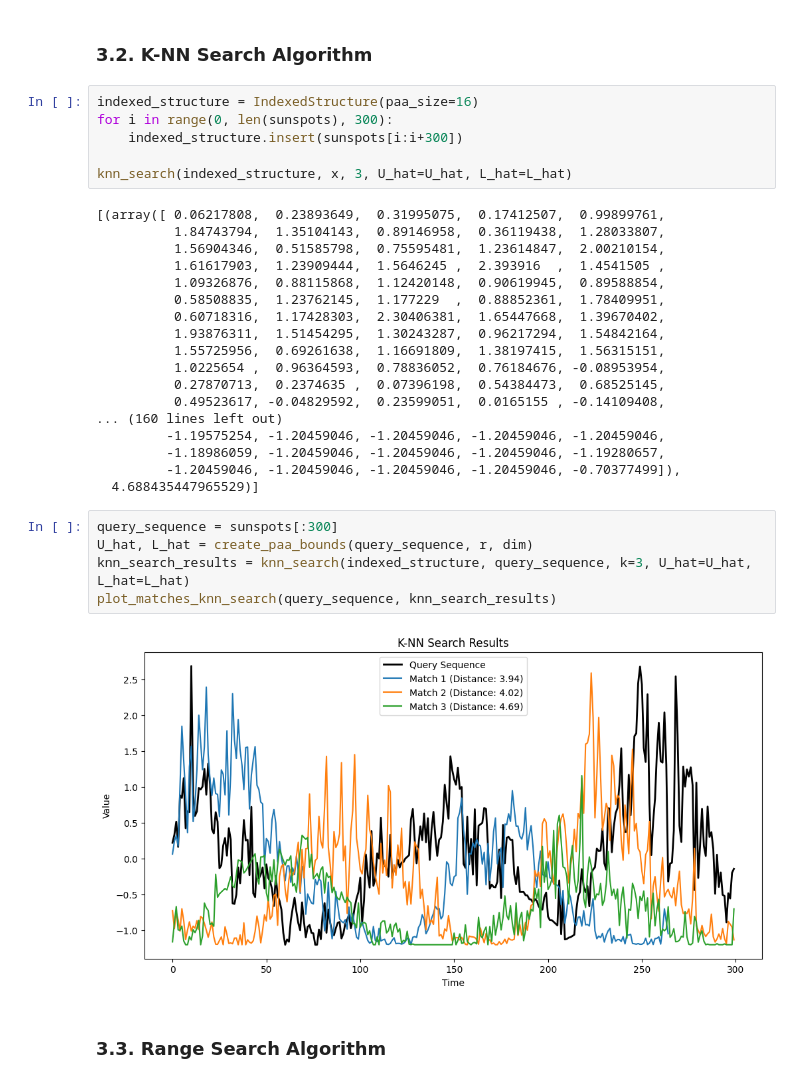
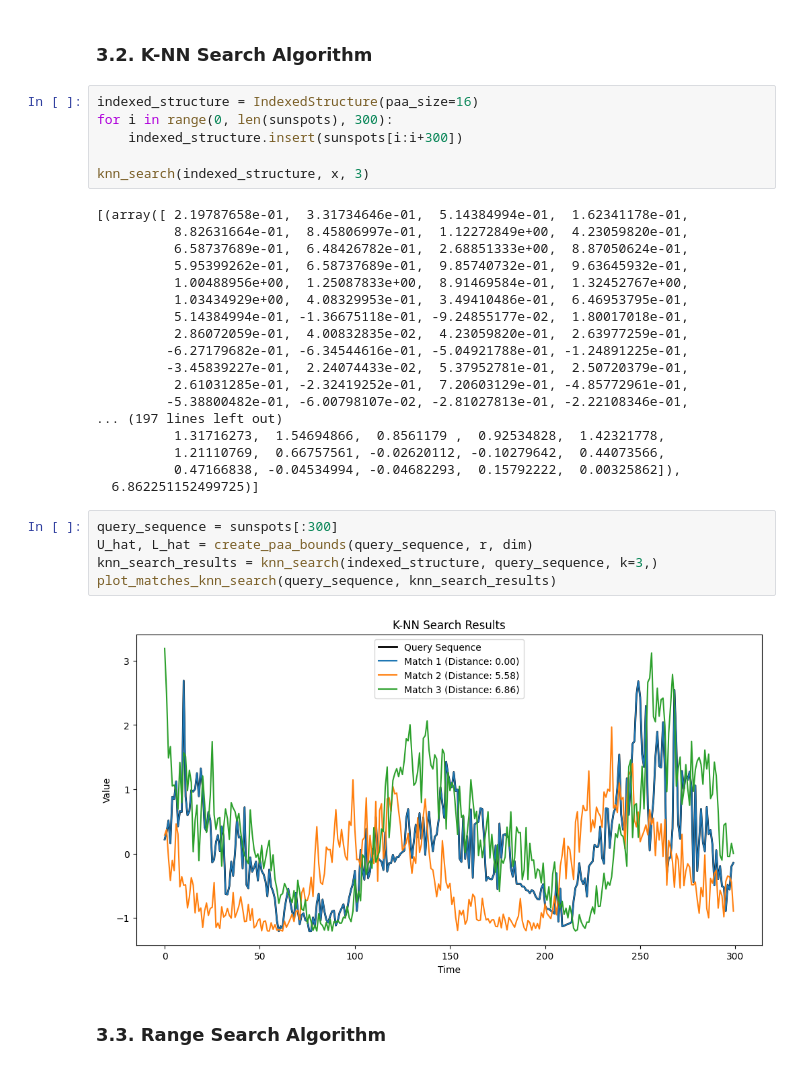
Before and after one commit to arturpescador/exact-indexing-of-dynamic-time-warping, a Jupyter notebook: notebook.ipynb, the cells around one changed output. Saved outputs shown, nothing was run; the diff lists cells and outputs as text.

Commit message:
correct knn search

```diff
--- a/notebook.ipynb
+++ b/notebook.ipynb
@@ -195,32 +198,32 @@ indexed_structure = IndexedStructure(paa_size=16)
 for i in range(0, len(sunspots), 300):
     indexed_structure.insert(sunspots[i:i+300])
 
-knn_search(indexed_structure, x, 3, U_hat=U_hat, L_hat=L_hat)
+knn_search(indexed_structure, x, 3)
 # %% [output]
-[(array([ 0.06217808,  0.23893649,  0.31995075,  0.17412507,  0.99899761,
-          1.84743794,  1.35104143,  0.89146958,  0.36119438,  1.28033807,
-          1.56904346,  0.51585798,  0.75595481,  1.23614847,  2.00210154,
-          1.61617903,  1.23909444,  1.5646245 ,  2.393916  ,  1.4541505 ,
-          1.09326876,  0.88115868,  1.12420148,  0.90619945,  0.89588854,
-          0.58508835,  1.23762145,  1.177229  ,  0.88852361,  1.78409951,
-          0.60718316,  1.17428303,  2.30406381,  1.65447668,  1.39670402,
-          1.93876311,  1.51454295,  1.30243287,  0.96217294,  1.54842164,
-          1.55725956,  0.69261638,  1.16691809,  1.38197415,  1.56315151,
-          1.0225654 ,  0.96364593,  0.78836052,  0.76184676, -0.08953954,
-          0.27870713,  0.2374635 ,  0.07396198,  0.54384473,  0.68525145,
-          0.49523617, -0.04829592,  0.23599051,  0.0165155 , -0.14109408,
-... (160 lines left out)
-         -1.19575254, -1.20459046, -1.20459046, -1.20459046, -1.20459046,
-         -1.18986059, -1.20459046, -1.20459046, -1.20459046, -1.19280657,
-         -1.20459046, -1.20459046, -1.20459046, -1.20459046, -0.70377499]),
-  4.688435447965529)]
+[(array([ 2.19787658e-01,  3.31734646e-01,  5.14384994e-01,  1.62341178e-01,
+          8.82631664e-01,  8.45806997e-01,  1.12272849e+00,  4.23059820e-01,
+          6.58737689e-01,  6.48426782e-01,  2.68851333e+00,  8.87050624e-01,
+          5.95399262e-01,  6.58737689e-01,  9.85740732e-01,  9.63645932e-01,
+          1.00488956e+00,  1.25087833e+00,  8.91469584e-01,  1.32452767e+00,
+          1.03434929e+00,  4.08329953e-01,  3.49410486e-01,  6.46953795e-01,
+          5.14384994e-01, -1.36675118e-01, -9.24855177e-02,  1.80017018e-01,
+          2.86072059e-01,  4.00832835e-02,  4.23059820e-01,  2.63977259e-01,
+         -6.27179682e-01, -6.34544616e-01, -5.04921788e-01, -1.24891225e-01,
+         -3.45839227e-01,  2.24074433e-02,  5.37952781e-01,  2.50720379e-01,
+          2.61031285e-01, -2.32419252e-01,  7.20603129e-01, -4.85772961e-01,
+         -5.38800482e-01, -6.00798107e-02, -2.81027813e-01, -2.22108346e-01,
+... (197 lines left out)
+          1.31716273,  1.54694866,  0.8561179 ,  0.92534828,  1.42321778,
+          1.21110769,  0.66757561, -0.02620112, -0.10279642,  0.44073566,
+          0.47166838, -0.04534994, -0.04682293,  0.15792222,  0.00325862]),
+  6.862251152499725)]
 # %%
 query_sequence = sunspots[:300]
 U_hat, L_hat = create_paa_bounds(query_sequence, r, dim)
-knn_search_results = knn_search(indexed_structure, query_sequence, k=3, U_hat=U_hat, L_hat=L_hat)
+knn_search_results = knn_search(indexed_structure, query_sequence, k=3,)
 plot_matches_knn_search(query_sequence, knn_search_results)
 # %% [output]
-[figure, old version]
+[figure, new version]
 # %% [markdown]
 ### 3.3. Range Search Algorithm
 # %%
```
Also changed, not shown: parts of 10 cells of this notebook, 4 other files.
